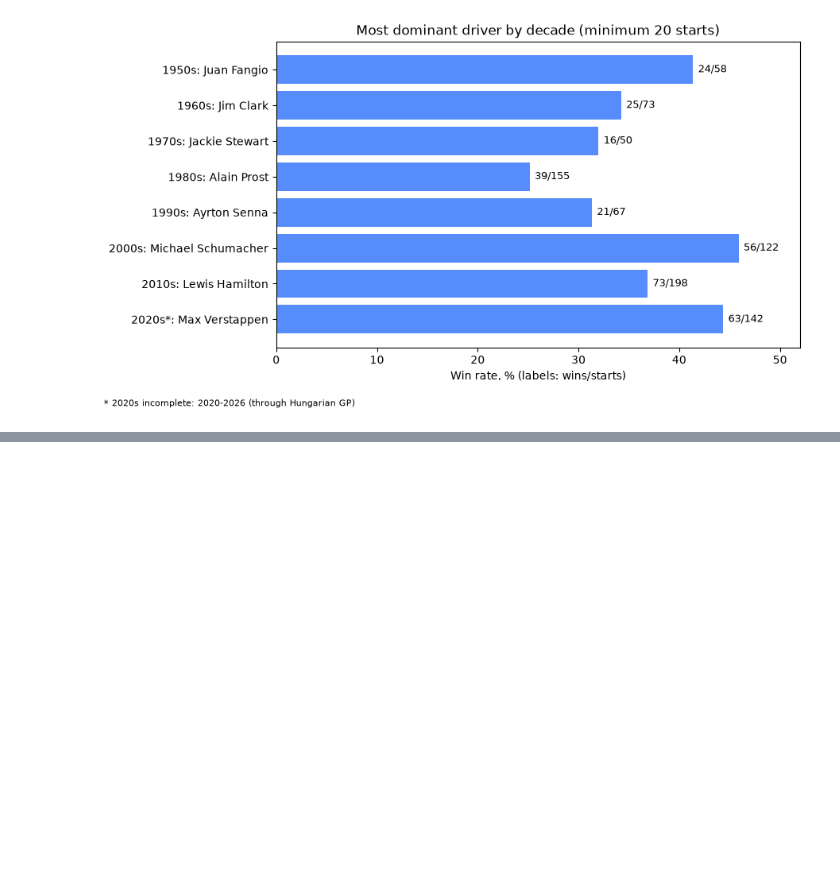
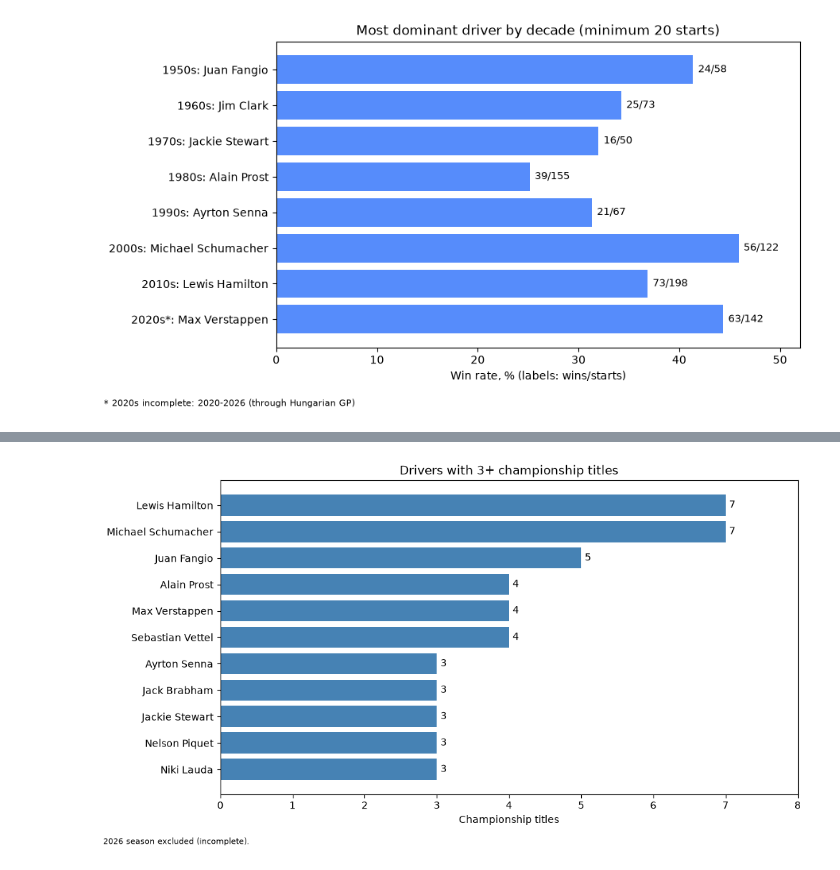
Before and after one commit to luvurgrace/f1-sql-analysis, a Jupyter notebook: notebooks/analysis.ipynb, the cells around one changed output, grey strips where cells are left out. Saved outputs shown, nothing was run; the diff lists cells and outputs as text; code cells hidden in the pictures; blank space fills up the shorter version.

```diff
--- a/notebooks/analysis.ipynb
+++ b/notebooks/analysis.ipynb
@@ -95,0 +145,24 @@ plt.show()
+# %%
+import pandas as pd
+import matplotlib.pyplot as plt
+
+df = pd.read_csv("../results/q3_titles_by_driver.csv")
+
+fig, ax = plt.subplots(figsize=(10, 5.5))
+bars = ax.barh(df["driver_name"], df["titles"], color="steelblue")
+ax.invert_yaxis()
+
+for bar in bars:
+    ax.text(bar.get_width() + 0.05, bar.get_y() + bar.get_height() / 2,
+            int(bar.get_width()), va="center")
+
+ax.set_xlim(0, 8)
+ax.set_xlabel("Championship titles")
+ax.set_title("Drivers with 3+ championship titles")
+fig.text(0.01, 0.01, "2026 season excluded (incomplete).", fontsize=8)
+
+plt.tight_layout(rect=[0, 0.03, 1, 1])
+plt.savefig("../charts/q3_championship_titles.png", dpi=150, bbox_inches="tight")
+plt.show()
+# %% [output]
+[figure, added]
```
Also changed, not shown: parts of 2 cells of this notebook, 10 other files.
